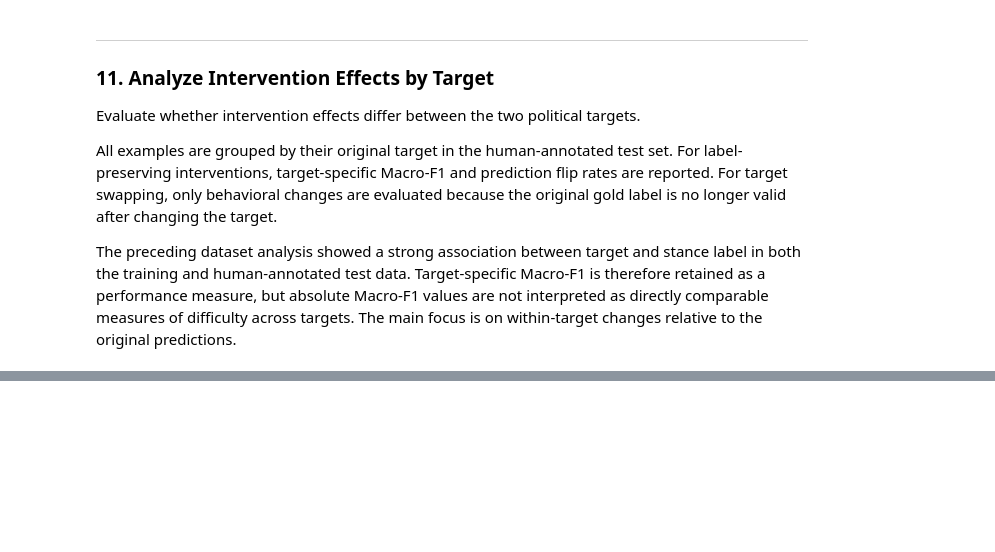
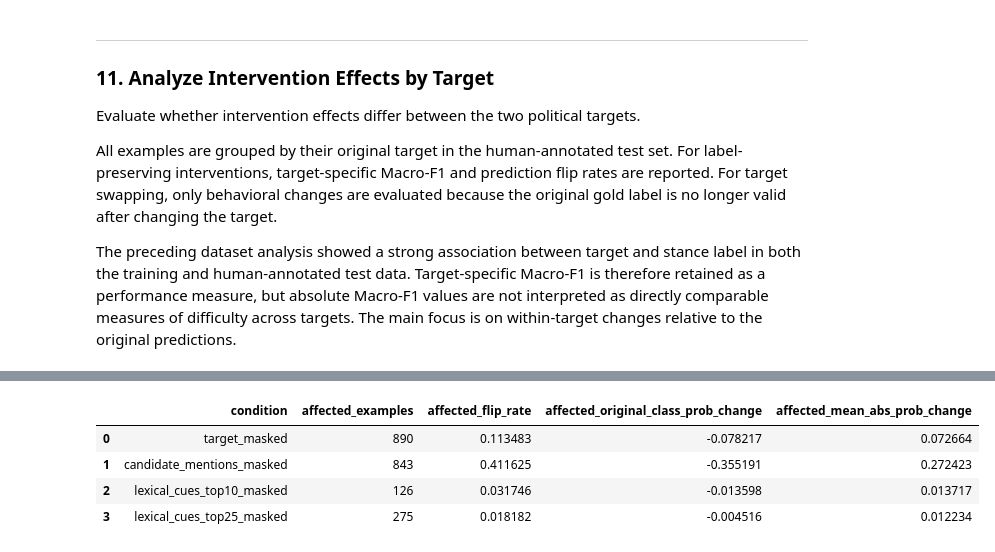
Before and after one commit to jakobtitz/political-stance-detection-analysis, a Jupyter notebook: notebooks/06_evaluation_input_interventions_roberta.ipynb, the cells around one changed output, grey strips where cells are left out. Drawn from its saved outputs; the diff is of its cells as text; code cells hidden in the pictures; blank space fills up the shorter version.

```diff
--- a/notebooks/06_evaluation_input_interventions_roberta.ipynb
+++ b/notebooks/06_evaluation_input_interventions_roberta.ipynb
@@ -866,0 +1024,68 @@ target_results[
+# %%
+affected_rows = []
+
+# Recompute intervention effects only for examples whose model input was actually changed by the corresponding intervention
+for name in coverage_conditions:
+
+    intervention_targets = (
+        intervention_data[name]["TargetEntity"].to_numpy()
+    )
+
+    intervention_contexts = (
+        intervention_data[name]["ContextText"].to_numpy()
+    )
+
+    changed = (
+        (intervention_targets != original_targets)
+        | (intervention_contexts != original_contexts)
+    )
+
+    predictions = intervention_predictions[name]
+    probabilities = intervention_probabilities[name]
+
+    affected_indices = np.where(changed)[0]
+
+    affected_flip_rate = np.mean(
+        predictions[changed]
+        != original_predictions[changed]
+    )
+
+    affected_original_class_prob_change = (
+        probabilities[
+            affected_indices,
+            original_pred_indices[affected_indices],
+        ]
+        - original_probabilities[
+            affected_indices,
+            original_pred_indices[affected_indices],
+        ]
+    ).mean()
+
+    affected_mean_abs_prob_change = np.abs(
+        probabilities[affected_indices]
+        - original_probabilities[affected_indices]
+    ).mean()
+
+    affected_rows.append(
+        {
+            "condition": name,
+            "affected_examples": changed.sum(),
+            "affected_flip_rate": affected_flip_rate,
+            "affected_original_class_prob_change":
+                affected_original_class_prob_change,
+            "affected_mean_abs_prob_change":
+                affected_mean_abs_prob_change,
+        }
+    )
+
+affected_results = pd.DataFrame(
+    affected_rows
+)
+
+affected_results
+# %% [output]
+|  | condition | affected_examples | affected_flip_rate | affected_original_class_prob_change | affected_mean_abs_prob_change |
+| 0 | target_masked | 890 | 0.113483 | -0.078217 | 0.072664 |
+| 1 | candidate_mentions_masked | 843 | 0.411625 | -0.355191 | 0.272423 |
+| 2 | lexical_cues_top10_masked | 126 | 0.031746 | -0.013598 | 0.013717 |
+| 3 | lexical_cues_top25_masked | 275 | 0.018182 | -0.004516 | 0.012234 |
```
Also changed, not shown: parts of 24 cells of this notebook.
